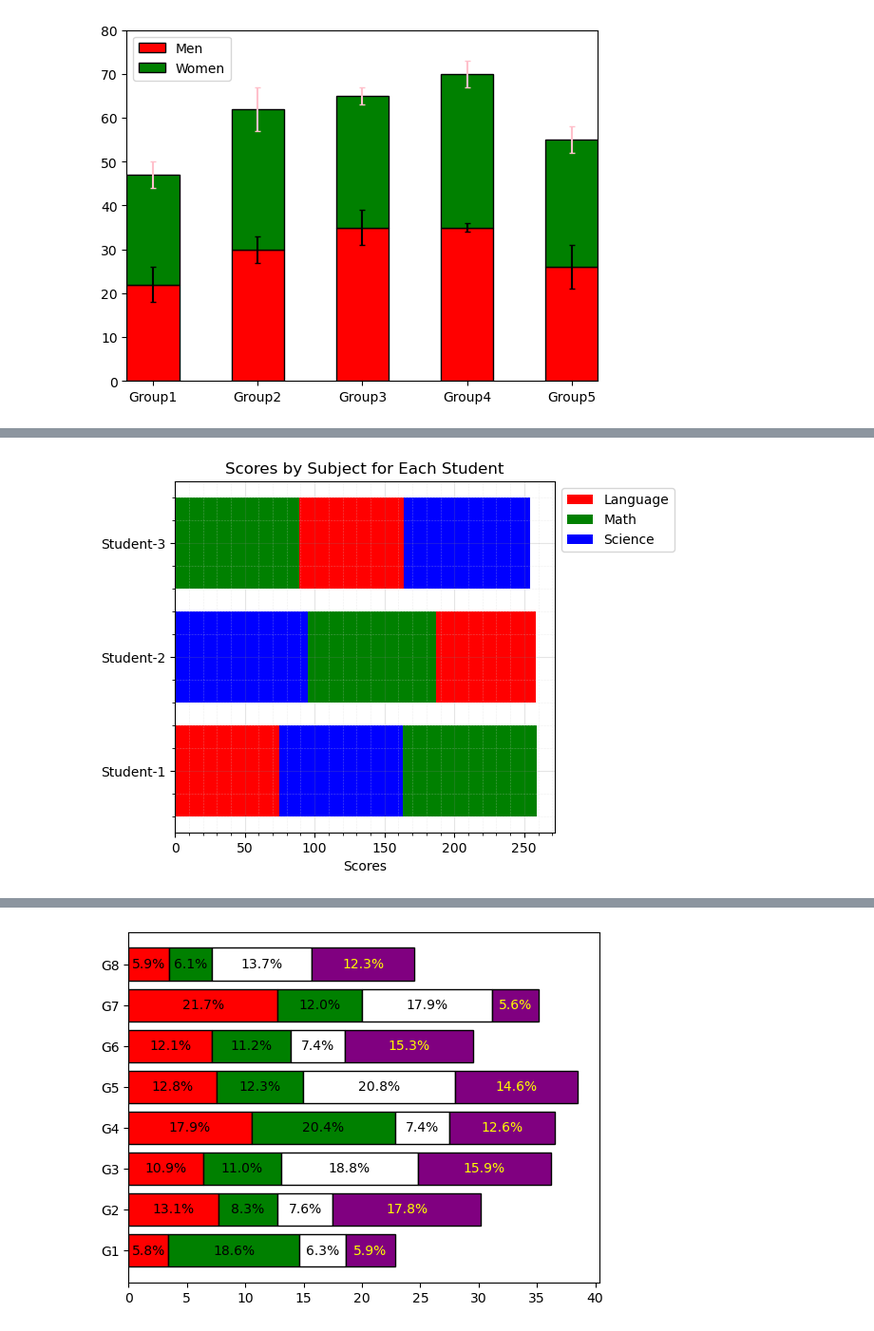
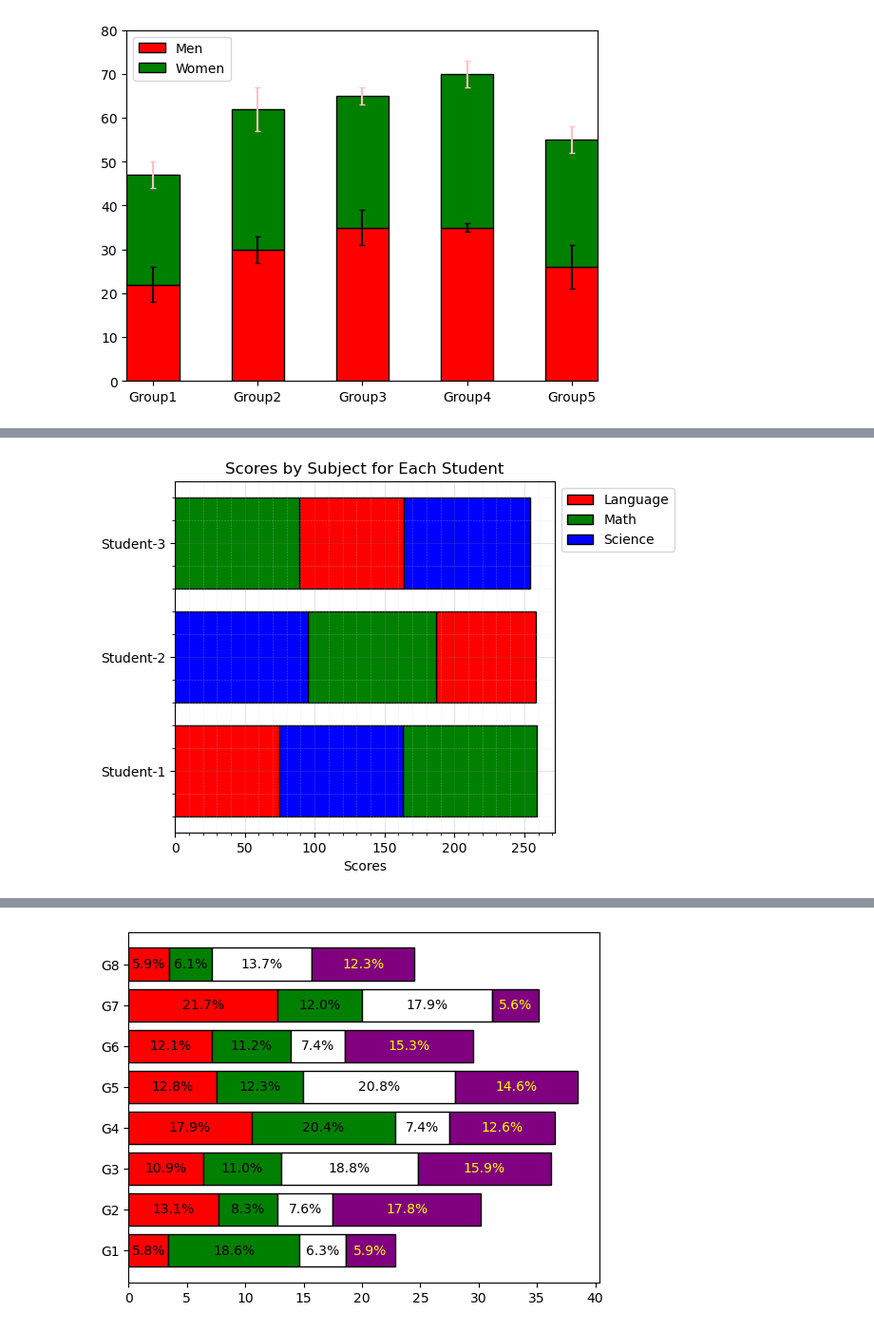
Before and after one commit to Dhruvapatil0202/C-DAC-, a Jupyter notebook: Data_Analytics/Assignments/DA_Assignment_5.ipynb, the cells around one changed output, grey strips where cells are left out. Shown at 95% size. Cells and saved outputs as stored; diff of their text form; code cells hidden in the pictures.

```diff
--- a/Data_Analytics/Assignments/DA_Assignment_5.ipynb
+++ b/Data_Analytics/Assignments/DA_Assignment_5.ipynb
@@ -332,7 +332,8 @@ plt.show()
 # %% [markdown]
 ![image.png](attachment:d13066c8-e1cb-45bb-8a7a-bbbf17aee50a.png)
 # %%
-
+import numpy as np
+import matplotlib.pyplot as plt
 num_set = [{'Language': 75, 'Science': 88, 'Math': 96},
            {'Language': 71, 'Science': 95, 'Math': 92},
            {'Language': 75, 'Science': 90, 'Math': 89}]
@@ -340,35 +341,35 @@ num_set = [{'Language': 75, 'Science': 88, 'Math': 96},
 lan_guage = [['Language', 'Science', 'Math'],
              ['Science', 'Math', 'Language'],
              ['Math', 'Language', 'Science']]
 
 colors = ["r", "g", "b"]
 names = sorted(num_set[0].keys())
 
 values = np.array([[data[name] for name in order] for data, order in zip(num_set, lan_guage)])
 lefts = np.insert(np.cumsum(values, axis=1), 0, 0, axis=1)[:, :-1]
 orders = np.array(lan_guage)
 bottoms = np.arange(len(lan_guage))
 
 for name, color in zip(names, colors):
     idx = np.where(orders == name)
     value = values[idx]
     left = lefts[idx]
-    plt.barh(bottoms, width=value, left=left, height=0.8, color=color, label=name)
+    plt.barh(bottoms, width=value, left=left, height=0.8, color=color, label=name, edgecolor = 'black')
 
 plt.yticks(bottoms, ["Student-%d" % (t + 1) for t in bottoms])
 plt.legend(loc="best", bbox_to_anchor=(1.0, 1.00))
 
 plt.subplots_adjust(right=0.75)
 
 plt.grid(which="major", color="grey", linestyle="-", alpha=0.2)
 plt.minorticks_on()
 plt.grid(which="minor", color="lightgrey", linestyle=":", linewidth=0.4, alpha=0.7)
 
 plt.xlabel('Scores')
 plt.title('Scores by Subject for Each Student')
 plt.show()
 # %% [output]
-[figure, old version]
+[figure, new version]
 # %% [markdown]
 ![image.png](attachment:d8c38b36-7834-4c1b-81bc-67d96047352b.png)
 # %%
```
Also changed, not shown: 19 other files.
